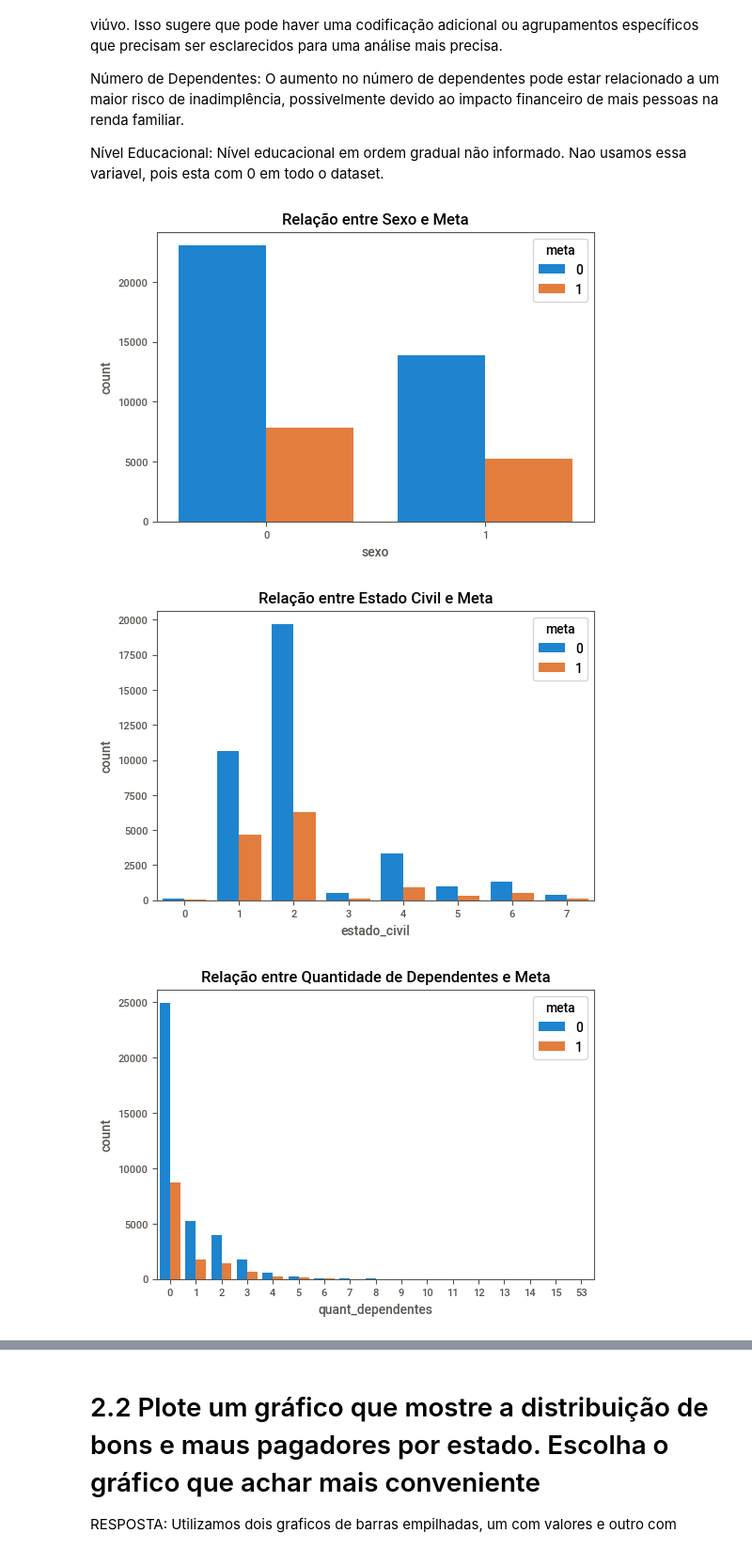
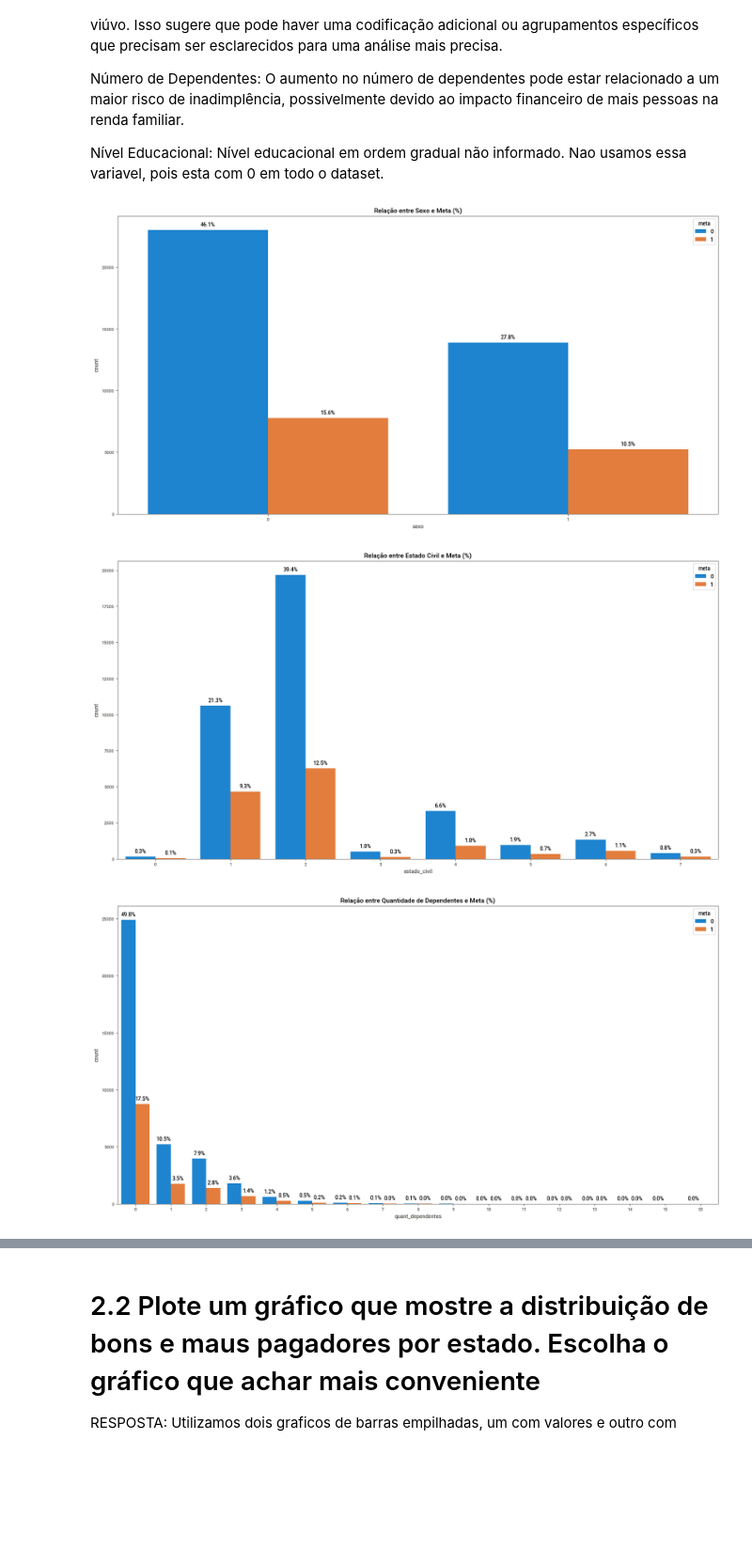
Before and after one commit to friozi/Data-processing-with-python, a Jupyter notebook: Trabalho_final_Python v2.ipynb, the cells around one changed output, grey strips where cells are left out. Shown: that part at 94% size. Saved outputs shown, nothing was run; the diff lists cells and outputs as text; code cells hidden in the pictures; blank space fills up the shorter version.

```diff
--- a/Trabalho_final_Python v2.ipynb
+++ b/Trabalho_final_Python v2.ipynb
@@ -141,48 +150,52 @@ Nível Educacional: Nível educacional em ordem gradual não informado. Nao usam
 # %%
 #2.1 Como as features sexo, estado civil, quantidade de dependentes e nível educacional está relacionada com a variável meta?
 
 df = pd.read_csv("credit.csv", encoding='unicode_escape', sep='\t', header=None)
 df.head()
 column_names = [
     "id_cliente", "tipo_funcionario", "dia_pagamento", "tipo_envio_aplicacao", "quant_cartoes_adicionais",
     "tipo_endereco_postal", "sexo", "estado_civil", "quant_dependentes", "nivel_educacional",
     "estado_nascimento", "cidade_nascimento", "nacionalidade", "estado_residencial", "cidade_residencial",
     "bairro_residencial", "flag_telefone_residencial", "codigo_area_telefone_residencial", "tipo_residencia",
     "meses_residencia", "flag_telefone_movel", "flag_email", "renda_pessoal_mensal", "outras_rendas",
     "flag_visa", "flag_mastercard", "flag_diners", "flag_american_express", "flag_outros_cartoes",
     "quant_contas_bancarias", "quant_contas_bancarias_especiais", "valor_patrimonio_pessoal", "quant_carros",
     "empresa", "estado_profissional", "cidade_profissional", "bairro_profissional", "flag_telefone_profissional",
     "codigo_area_telefone_profissional", "meses_no_trabalho", "codigo_profissao", "tipo_ocupacao",
     "codigo_profissao_conjuge", "nivel_educacional_conjuge", "flag_documento_residencial", "flag_rg",
     "flag_cpf", "flag_comprovante_renda", "produto", "flag_registro_acsp", "idade", "cep_residencial_3",
     "cep_profissional_3", "meta"
 ]
 df.columns = column_names
 
 df.columns
 
-#  Sexo
+
 df["sexo"] = df["sexo"].astype(str).str.strip()
 df = df[df["sexo"].isin(["F", "M"])]
 df["sexo"] = df["sexo"].map({"F": 0, "M": 1})
 
-plt.figure(figsize=(6, 4))
-sns.countplot(x="sexo", hue="meta", data=df)
-plt.title("Relação entre Sexo e Meta")
-plt.show()
+graficos = [
+    ("sexo", "meta", "Relação entre Sexo e Meta (%)"),
+    ("estado_civil", "meta", "Relação entre Estado Civil e Meta (%)"),
+    ("quant_dependentes", "meta", "Relação entre Quantidade de Dependentes e Meta (%)"),
+    ("sexo", "quant_dependentes", "Relação entre Sexo e Dependentes (%)")
+]
 
-#  Estado Civil
-plt.figure(figsize=(6, 4))
-sns.countplot(x="estado_civil", hue="meta", data=df)
-plt.title("Relação entre Estado Civil e Meta")
-plt.show()
 
-# Quantidade de Dependentes
-plt.figure(figsize=(6, 4))
-sns.countplot(x="quant_dependentes", hue="meta", data=df)
-plt.title("Relação entre Quantidade de Dependentes e Meta")
-plt.show()
+for x_var, hue_var, title in graficos:
+    plt.figure(figsize=(20, 10))
+    ax = sns.countplot(x=x_var, hue=hue_var, data=df)
+    total = len(df)
+    for p in ax.patches:
+        height = p.get_height()
+        if height > 0:
+            ax.annotate(f"{100 * height / total:.1f}%", (p.get_x() + p.get_width() / 2., height),
+                        ha='center', va='bottom', fontsize=10, color="black", xytext=(0, 5), textcoords="offset points")
+
+    plt.title(title)
+    plt.show()
 # %% [output]
-[figure, old version]
+[figure, new version]
-[figure, old version]
+[figure, new version]
-[figure, old version]
+[figure, new version]
```
Also changed, not shown: parts of 3 cells of this notebook.
